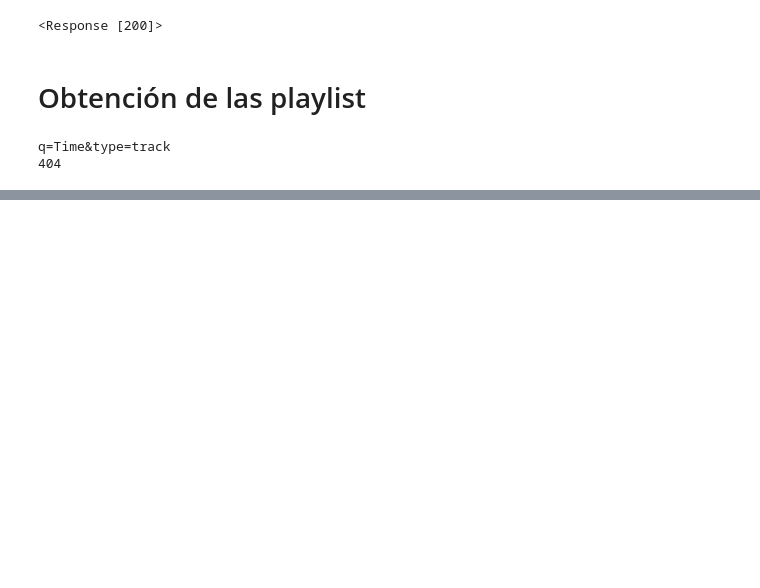
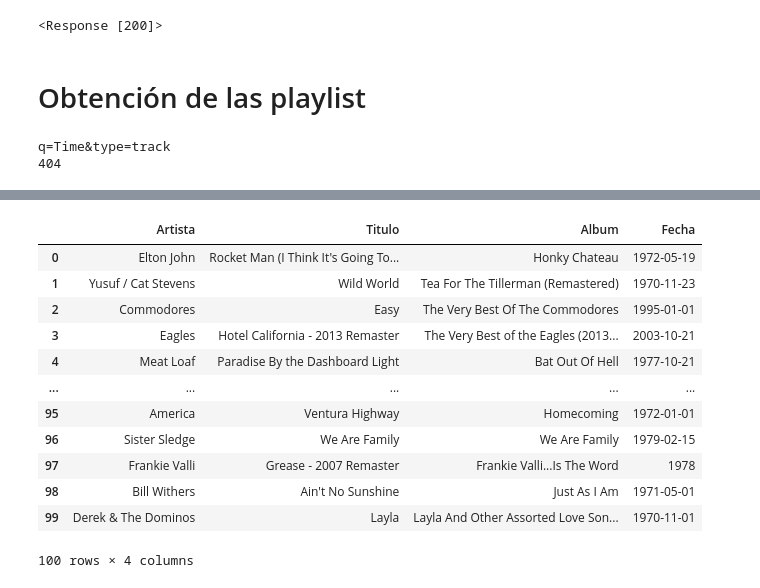
Before and after one commit to kaaiik/dataMusic, a Jupyter notebook: notebook/main.ipynb, the cells around one changed output, grey strips where cells are left out. Drawn from its saved outputs; the diff is of its cells as text; code cells hidden in the pictures; blank space fills up the shorter version.

Commit message:
tracks conseguidos de spoti

```diff
--- a/notebook/main.ipynb
+++ b/notebook/main.ipynb
@@ -166,9 +166,3 @@ q=Time&type=track
 
 client_id = 'd48abffc774f4dd7af256702396c6ac3'
 spotify = SpotifyAPI(client_id, client_secret)
-# %%
-# Queremos buscar las canciones más destacadas de la decada de los 60's
-
-sixtys = spotify.search_by_name("All Out 60s", search_type="playlist")
-lst_plst = sixtys['playlists']['items']
-lst_plst[:2]
@@ -270,0 +214,16 @@ df_sxt
+# %%
+# Automatizo el proceso de obtencion del dataframe de las canciones
+
+def get_every_track(nombre):
+
+    sixtys = spotify.search_by_name(nombre, search_type="playlist")
+    lst_plst = sixtys['playlists']['items']
+
+    df = pd.DataFrame(lst_plst)
+
+    sxt_plst = get_spoti_playlist(df)
+
+    pl_id = str(sxt_plst['id']).split('    ')[-1].split('\n')[0]
+
+    df_sxt = get_df(pl_id)
+    return df_sxt
@@ -270,0 +247,19 @@ df_sxt
+# %%
+# Buscamos las más destacadas de los 70's
+
+df_svn = get_every_track("All Out 70s")
+df_svn
+# %% [output]
+|  | Artista | Titulo | Album | Fecha |
+| 0 | Elton John | Rocket Man (I Think It's Going To... | Honky Chateau | 1972-05-19 |
+| 1 | Yusuf / Cat Stevens | Wild World | Tea For The Tillerman (Remastered) | 1970-11-23 |
+| 2 | Commodores | Easy | The Very Best Of The Commodores | 1995-01-01 |
+| 3 | Eagles | Hotel California - 2013 Remaster | The Very Best of the Eagles (2013... | 2003-10-21 |
+| 4 | Meat Loaf | Paradise By the Dashboard Light | Bat Out Of Hell | 1977-10-21 |
+| ... | ... | ... | ... | ... |
+| 95 | America | Ventura Highway | Homecoming | 1972-01-01 |
+| 96 | Sister Sledge | We Are Family | We Are Family | 1979-02-15 |
+| 97 | Frankie Valli | Grease - 2007 Remaster | Frankie Valli...Is The Word | 1978 |
+| 98 | Bill Withers | Ain't No Sunshine | Just As I Am | 1971-05-01 |
+| 99 | Derek & The Dominos | Layla | Layla And Other Assorted Love Son... | 1970-11-01 |
+100 rows × 4 columns
```
Also changed, not shown: parts of 14 cells of this notebook.
